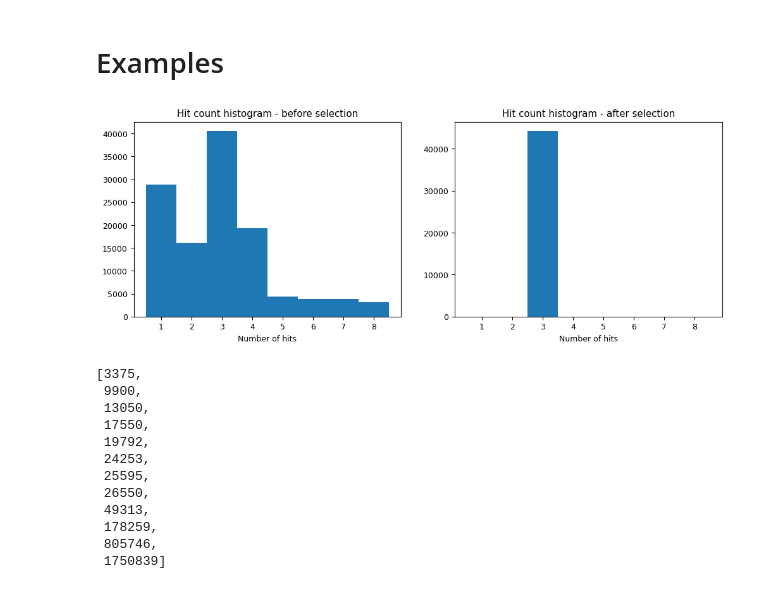
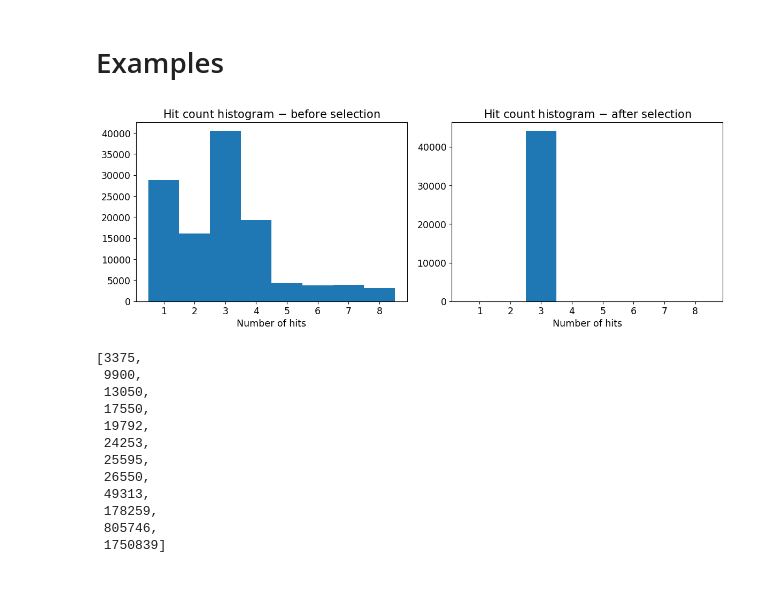
Before and after one commit to MatiXOfficial/pps-timing-ml, a Jupyter notebook: notebooks/dataset/produce_dataset.ipynb, the cells around one changed output. Drawn from its saved outputs; the diff is of its cells as text; code cells hidden in the pictures.

```diff
--- a/notebooks/dataset/produce_dataset.ipynb
+++ b/notebooks/dataset/produce_dataset.ipynb
@@ -314,21 +320,25 @@ plt.show()
 # %% [output]
 [figure]
 # %%
-plt.rc('font', size=13)
+plt.rc('font', size=19)
+plt.figure(figsize=(8, 5.5))
 plt.plot(average_stds.keys(), average_stds.values(), marker='.')
 plt.xlabel('CFD threshold')
 plt.ylabel('Average difference std')
 plt.grid()
 plt.tight_layout()
+plt.xticks(np.arange(0.12, 0.3, 0.03))
 save_plt(IMAGES_DIR + 'cfd_avg_diff_std.pdf')
 plt.close()
 # %%
-plt.rc('font', size=13)
+plt.rc('font', size=19)
+plt.figure(figsize=(8, 5.5))
 plt.plot(max_diff_stds.keys(), max_diff_stds.values(), marker='.')
 plt.xlabel('CFD threshold')
 plt.ylabel('Max difference std')
 plt.grid()
 plt.tight_layout()
+plt.xticks(np.arange(0.12, 0.3, 0.03))
 save_plt(IMAGES_DIR + 'cfd_max_diff_std.pdf')
 plt.close()
 # %%
@@ -366,14 +376,15 @@ for (plane, channel), cfds in sorted(cfd_histograms.items()):
     channel_cfd_averages[(plane, channel)] = np.average(cfds)
 
 plt.figure(figsize=(16, 6.5))
-plt.rc('font', size=11)
+plt.rc('font', size=14.5)
 for i, ((plane, channel), cfds) in enumerate(sorted(cfd_histograms.items())):
     cfd_avg = channel_cfd_averages[(plane, channel)]
     plt.subplot(2, 4, i + 1)
     plt.hist(cfds, bins=50, range=(cfd_avg - 1, cfd_avg + 1))
     plt.axvline(cfd_avg, c='red')
-    plt.title(f'p: {plane}, ch: {channel}; CFD + $t_0$ average: {cfd_avg:0.2f}')
-    plt.xlabel('t_cfd [ns]')
+    # plt.title(f'({plane}, {channel}); $t_{{\\mathrm{{CFD}}}}$ + $t_0$ avg: {cfd_avg:0.2f} ns')
+    plt.title(f'plane: {plane}, channel: {channel}')
+    plt.xlabel('$t_{\mathrm{CFD}}$ [ns]')
 
 plt.tight_layout()
 save_plt(IMAGES_DIR + 'adjusting_t0.pdf')
@@ -473,15 +484,16 @@ plt.close()
 # %%
 dataset = true_filtered_dataset
 # %%
-plt.figure(figsize=(12, 4))
+plt.figure(figsize=(12, 4.5))
 
 plt.subplot(1, 2, 1)
-plot_hit_count_histogram(original_dataset, title='Hit count histogram - before selection')
+plot_hit_count_histogram(original_dataset, title='Hit count histogram $-$ before selection')
 
 plt.subplot(1, 2, 2)
-plot_hit_count_histogram(dataset, title='Hit count histogram - after selection')
+plot_hit_count_histogram(dataset, title='Hit count histogram $-$ after selection')
 
+plt.tight_layout()
 plt.show()
 # %% [output]
-[figure, old version]
+[figure, new version]
 # %%
```
Also changed, not shown: parts of 7 cells of this notebook, 3 other files.
